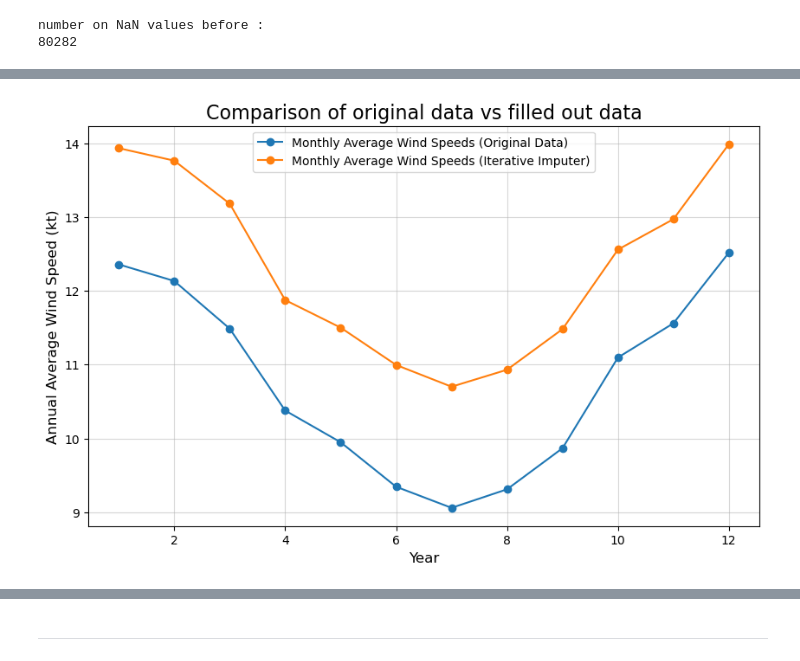
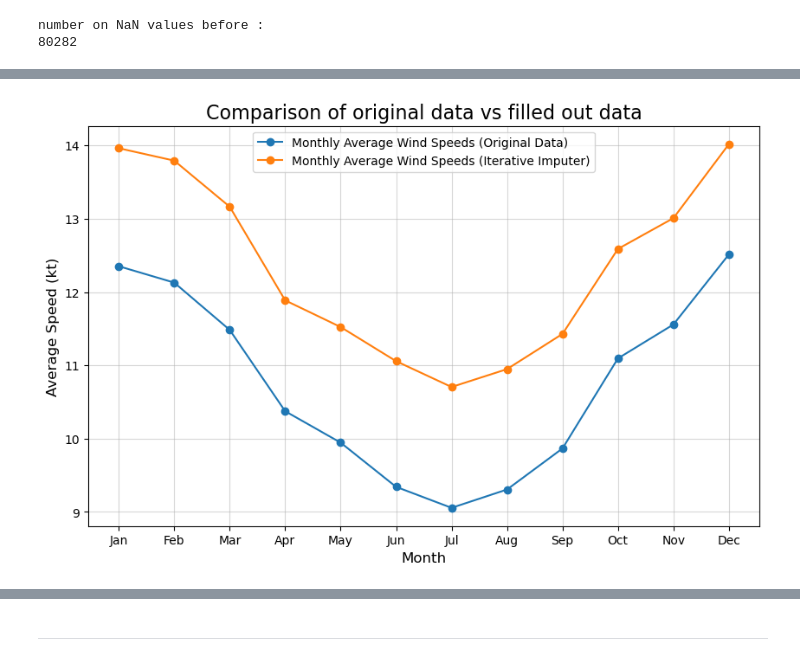
Before and after one commit to mondbr/PFDA_project, a Jupyter notebook: analysis.ipynb, the cells around one changed output, grey strips where cells are left out. Saved outputs shown, nothing was run; the diff lists cells and outputs as text; code cells hidden in the pictures.

```diff
--- a/analysis.ipynb
+++ b/analysis.ipynb
@@ -683,0 +838,8 @@ Name: wdsp, dtype: float64
+# %%
+iterative_impute_df = predicted_df.copy()
+
+iterative_impute_df['wdsp'] = iterative_impute_df['wdsp'].replace(0, np.nan)
+iterative_impute_df['wddir'] = iterative_impute_df['wddir'].replace(0, np.nan)
+
+print("number on NaN values before :")
+print(iterative_impute_df['wdsp'].isna().sum())
@@ -886,0 +1054,14 @@ plt.grid(alpha=0.5)
+# %%
+
+
+sampled_data_ii['year'] = sampled_data_ii['datetime'].dt.year
+
+sampled_data_ii['hour'] = sampled_data_ii['datetime'].dt.hour
+sampled_data_ii['day'] = sampled_data_ii['datetime'].dt.day
+sampled_data_ii['month'] = sampled_data_ii['datetime'].dt.month
+sampled_data_ii['year'] = sampled_data_ii['datetime'].dt.year
+
+
+
+print(sampled_data_ii.head())
+print(sampled_data_ii.dtypes)
@@ -889,18 +1088,22 @@ plt.grid(alpha=0.5)
 monthly_avg_ii = sampled_data_ii.groupby('month')['wdsp'].mean()
 # %%
+# Plotting the monthly average wind speed
 plt.figure(figsize=(10, 6))
 
-
-plt.plot(monthly_avg.index, monthly_avg.values, marker='o', label='Monthly Average Wind Speeds (Original Data)')
-
-# Plot time-based interpolation results
+# line plot
+plt.plot(monthly_avg_original.index, monthly_avg_original.values, marker='o', label='Monthly Average Wind Speeds (Original Data)')
 plt.plot(monthly_avg_ii.index, monthly_avg_ii.values, marker='o', label='Monthly Average Wind Speeds (Iterative Imputer)')
 
-# Add labels, legend, and title
+# adding title and labels
 plt.title('Comparison of original data vs filled out data', fontsize=16)
-plt.xlabel('Year', fontsize=12)
-plt.ylabel('Annual Average Wind Speed (kt)', fontsize=12)
+plt.xlabel('Month', fontsize=12)
+plt.ylabel('Average Speed (kt)', fontsize=12)
 plt.legend()
+
+# setting the x-axis labels to the month names
+plt.xticks(ticks=range(1, 13), labels=['Jan', 'Feb', 'Mar', 'Apr', 'May', 'Jun', 'Jul', 'Aug', 'Sep', 'Oct', 'Nov', 'Dec'])
+
+
 plt.grid(alpha=0.5)
 # %% [output]
-[figure, old version]
+[figure, new version]
```
Also changed, not shown: parts of 86 cells of this notebook.
